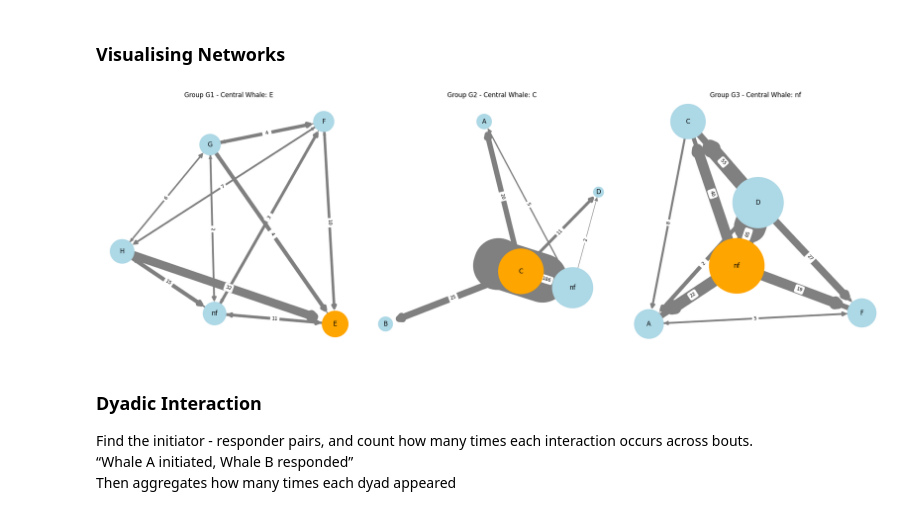
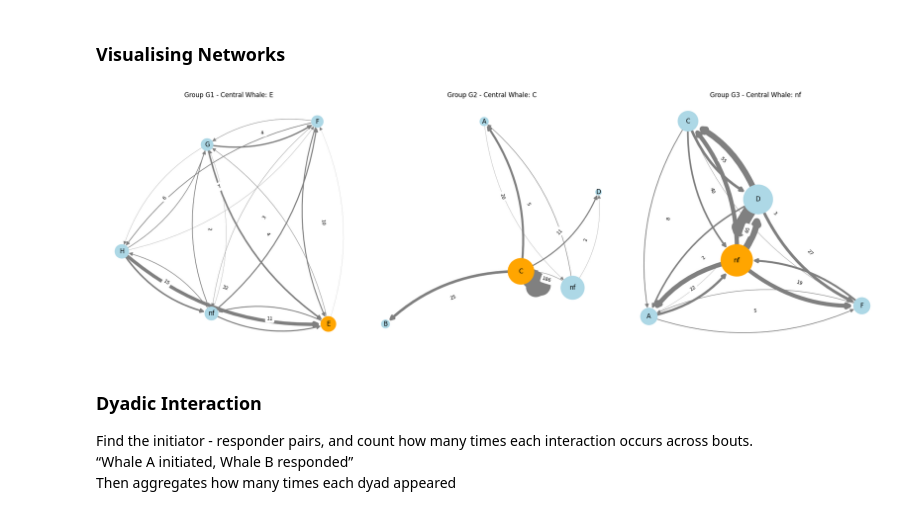
Before and after one commit to erhk/Network_Analysis_Pilot_Whale, a Jupyter notebook: Python/Interaction_network_analysis.ipynb, the cells around one changed output. Saved outputs shown, nothing was run; the diff lists cells and outputs as text; code cells hidden in the pictures.

Commit message:
added new fits and visuals

```diff
--- a/Python/Interaction_network_analysis.ipynb
+++ b/Python/Interaction_network_analysis.ipynb
@@ -88,0 +94,18 @@ for group_id, df_group in df.groupby("Group"): # Subset into the three groups
+# %%
+interaction_matrices = {}
+
+# Loop through each group and build a matrix
+for group_id, G in group_graphs.items():
+    # Get all whales involved in the graph
+    whales = sorted(G.nodes())
+
+    # Initialize DataFrame with zeros
+    matrix = pd.DataFrame(0, index=whales, columns=whales)
+
+    # Fill matrix with weights from edges
+    for u, v, data in G.edges(data=True):
+        matrix.loc[u, v] = data['weight']
+
+    interaction_matrices[group_id] = matrix
+
+interaction_matrices['G2']
@@ -91,32 +121,33 @@ for group_id, df_group in df.groupby("Group"): # Subset into the three groups
 # %%
 # Draw each group's network
 # Node size reflects total strength, orange node is the most central whale
 fig, axes = plt.subplots(1, 3, figsize=(21,7))
 
 for ax, (group_id, G) in zip(axes, group_graphs.items()):
     # Tuple unpacking: Extracting two variables from group_central_whales[group_id]: Dictionary of node strenghts
     # (how active each whale is), and the ID of the most central whale based on strength
     strength_dict, central_whale = group_central_whales[group_id]
     # Use spring layout and space nodes out more for clarity (k controls spacing). Best layout options nx has for this data.
     k_value = 1.2 if group_id == "G1" else 2.5
     pos = nx.spring_layout(G, seed=42, k=k_value)
 
     # Set node size based on strength, and colour the central whale orange.
-    node_sizes = [strength_dict.get(node, 1) * 30 for node in G.nodes()] # * 30 makes the nodes bigger
+    node_sizes = [strength_dict.get(node, 1) * 10 for node in G.nodes()] # * 30 makes the nodes bigger
     node_colors = ['orange' if node == central_whale else 'lightblue' for node in G.nodes()]
-    weights = [G[u][v]['weight'] * 0.5 for u, v in G.edges()]
+    weights = [G[u][v]['weight'] * 0.2 for u, v in G.edges()]
 
     # Draw the graph with labels and edge weights.
-    nx.draw(G, pos, with_labels=True, node_color=node_colors, node_size=node_sizes,
-            edge_color='gray', width=weights, arrowsize=15, ax=ax)
+    nx.draw(G, pos, with_labels=True, node_color=node_colors, node_size=node_sizes, connectionstyle='arc3,rad=0.2',
+            edge_color='gray', width= weights, arrowstyle='-|>', arrowsize=15, ax=ax)
     edge_labels = nx.get_edge_attributes(G, 'weight')
     nx.draw_networkx_edge_labels(G, pos, edge_labels=edge_labels, ax=ax, font_size=9)
     ax.set_title(f"Group {group_id} - Central Whale: {central_whale}")
 
 plt.tight_layout()
+plt.savefig("whale_group_networks.svg", format="svg")
 plt.show()
 # %% [output]
-[figure, old version]
+[figure, new version]
 # %% [markdown]
 ### Dyadic Interaction
 Find the initiator - responder pairs, and count how many times each interaction occurs across bouts.
```
Also changed, not shown: parts of 3 cells of this notebook, 38 other files.
